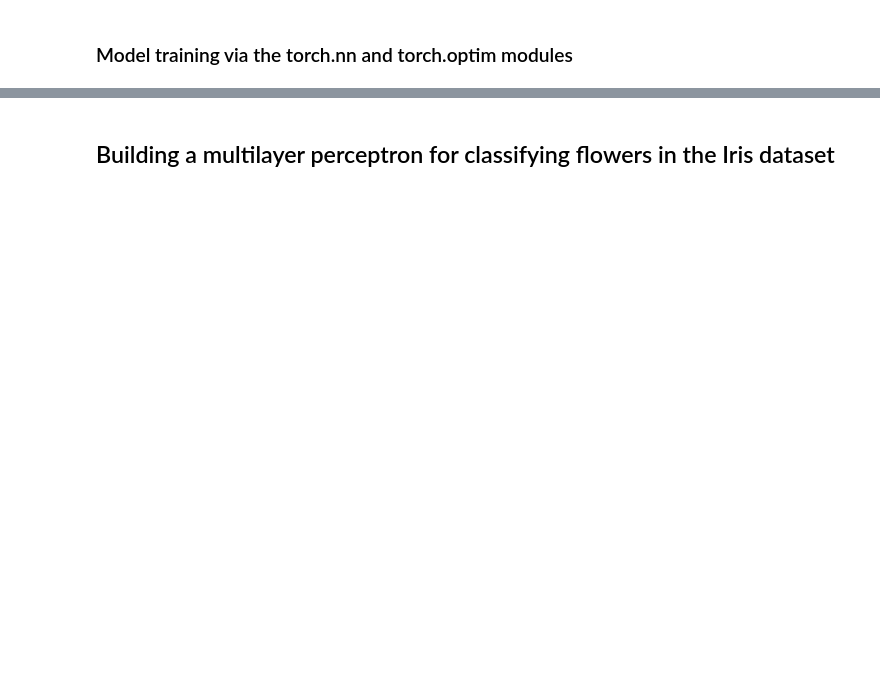
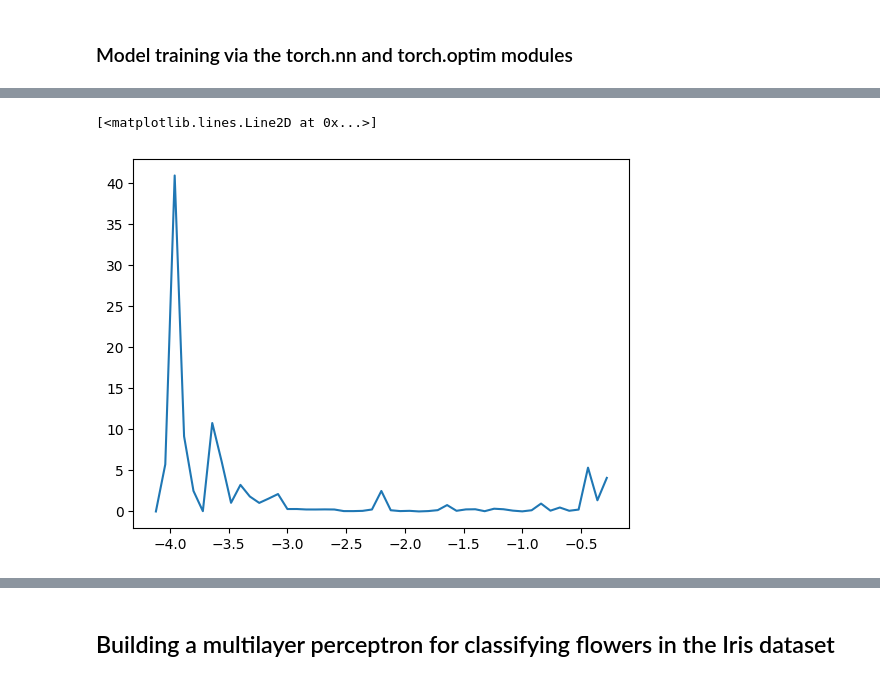
Before and after one commit to nelong/machine-learning-book, a Jupyter notebook: ch12/ch12_part2.ipynb, the cells around one changed output, grey strips where cells are left out. Drawn from its saved outputs; the diff is of its cells as text; code cells hidden in the pictures; blank space fills up the shorter version.

```diff
--- a/ch12/ch12_part2.ipynb
+++ b/ch12/ch12_part2.ipynb
@@ -220,3 +278,8 @@ Epoch 190  Loss 0.0764
+# %%
+plt.plot(lrse,mse_out_lr)
+# %% [output]
+[<matplotlib.lines.Line2D at 0x...>]
+[figure, added]
 # %%
 print('Final Parameters:', model.weight.item(), model.bias.item())
 
```
Also changed, not shown: parts of 12 cells of this notebook, 2 other files.
